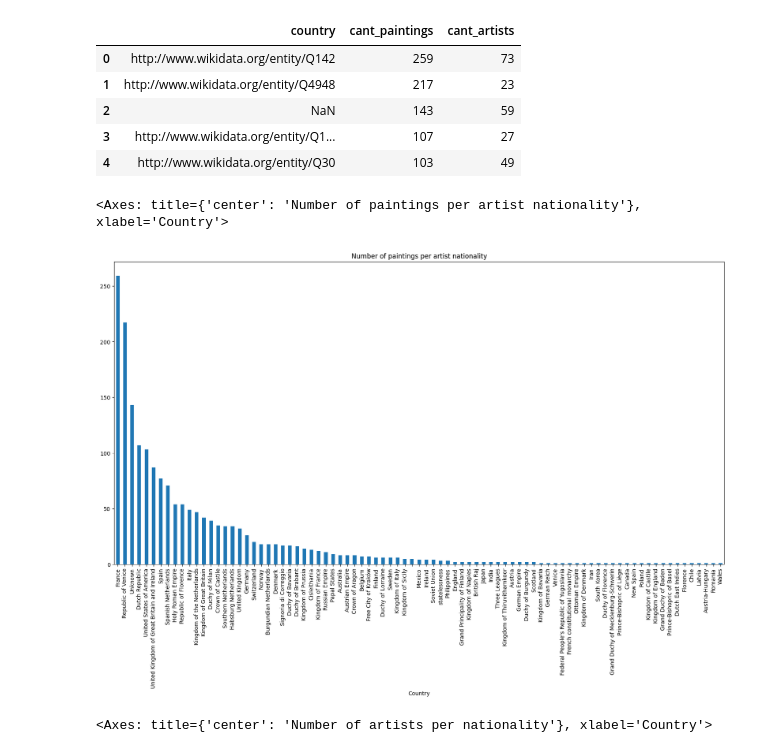
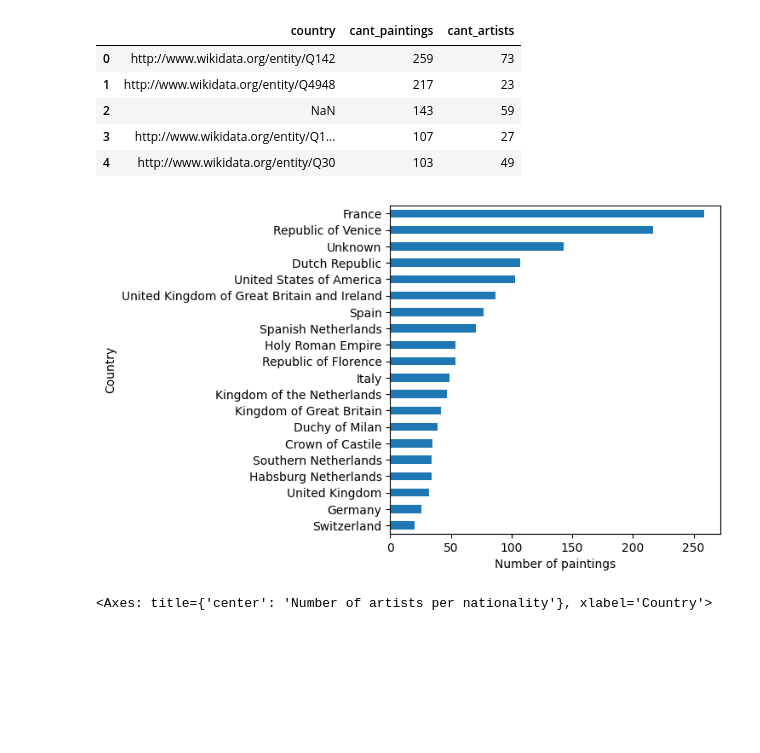
Before and after one commit to HPI-Information-Systems/MELArt, a Jupyter notebook: statistics.ipynb, the cells around one changed output. Saved outputs shown, nothing was run; the diff lists cells and outputs as text; code cells hidden in the pictures; blank space fills up the shorter version.

```diff
--- a/statistics.ipynb
+++ b/statistics.ipynb
@@ -284,12 +292,14 @@ df_nationalities.head()
 # %%
 df_nationalities['country']=df_nationalities['country'].apply(lambda x: x.split('/')[-1] if (isinstance(x,str) and x.startswith('http')) else "Unknown")
 country_labels=sq.sparql_all_lables(list(df_nationalities['country']))
 country_labels["Unknown"]=["Unknown"]
 df_nationalities["label"]=df_nationalities["country"].apply(lambda x: country_labels.get(x, ["Unknown"])[0])
-df_nationalities.plot(kind='bar', x='label', xlabel='Country' ,y='cant_paintings', figsize=(20,10), title='Number of paintings per artist nationality', legend=False)
+k=20
+ax=df_nationalities.head(k).plot(kind='barh', x='label', ylabel='Country' ,y='cant_paintings', figsize=(5,5), xlabel='Number of paintings', legend=False)
+ax.invert_yaxis()
+plt.savefig("figures/nationalities.pdf", bbox_inches='tight', format='pdf')
 # %% [output]
-<Axes: title={'center': 'Number of paintings per artist nationality'}, xlabel='Country'>
-[figure, old version]
+[figure, new version]
 # %%
 df_nationalities.sort_values('cant_artists', ascending=False).plot(kind='bar', x='label', xlabel='Country' ,y='cant_artists', figsize=(20,10), title='Number of artists per nationality', legend=False)
 # %% [output]
```
Also changed, not shown: parts of 7 cells of this notebook.
